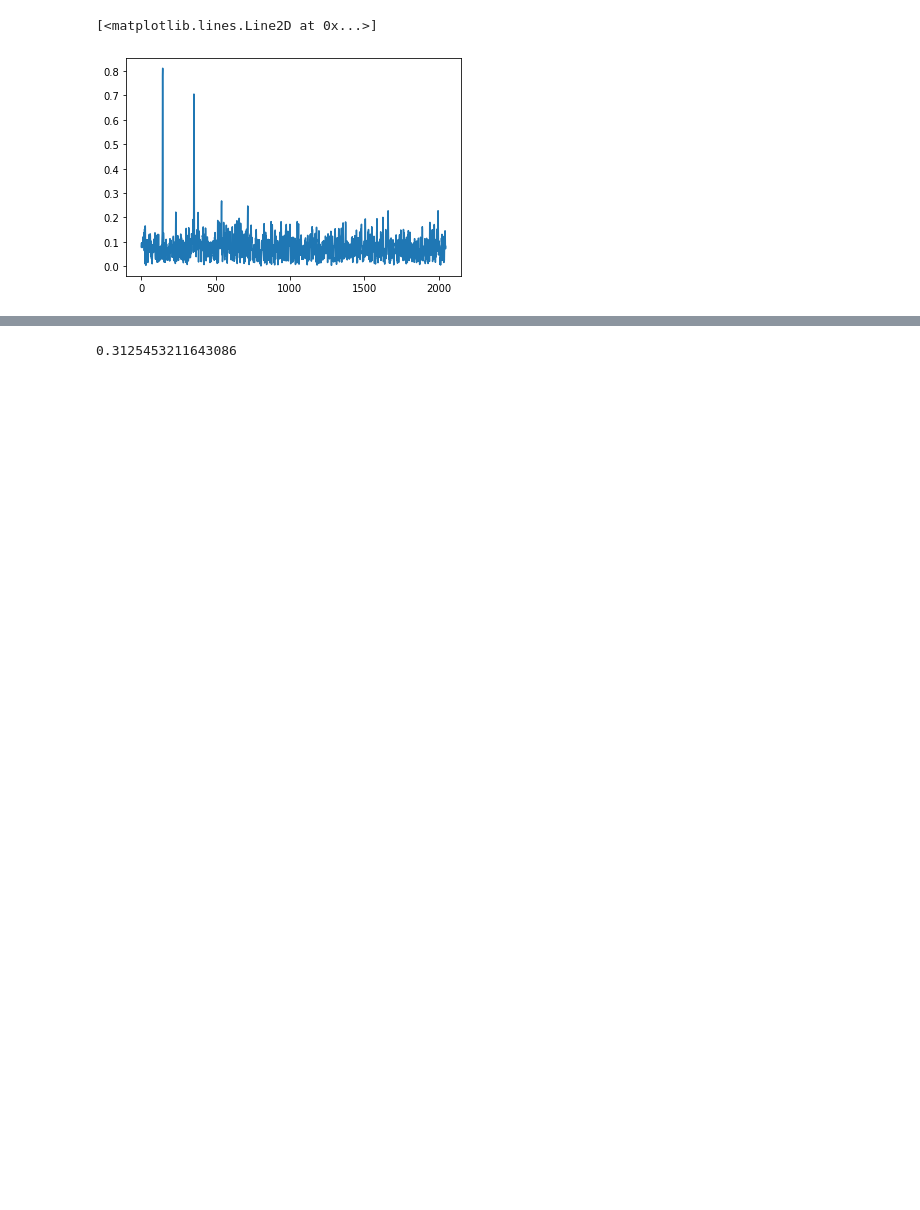
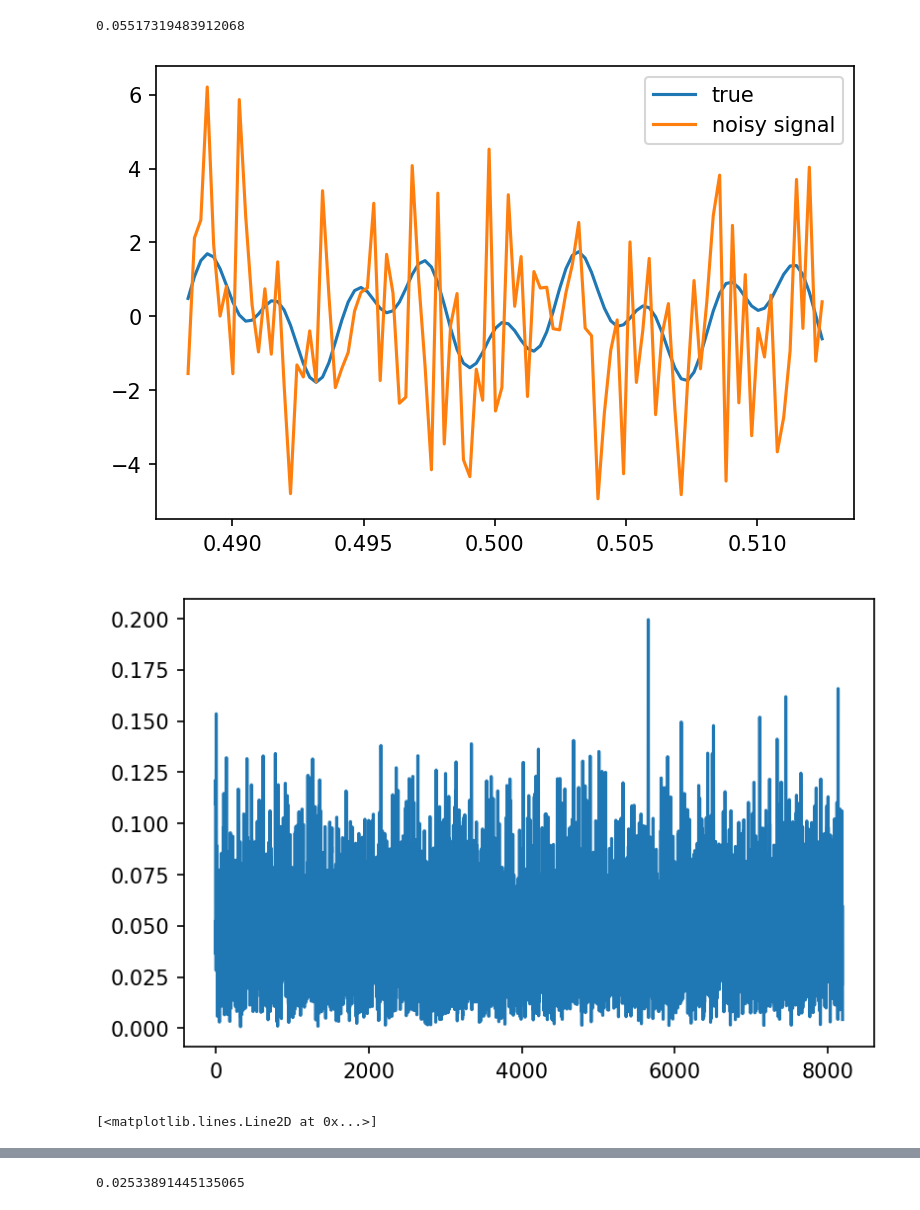
Before and after one commit to inquizition/Algorithms, a Jupyter notebook: PitchShift/test.ipynb, the cells around one changed output, grey strips where cells are left out. Saved outputs shown, nothing was run; the diff lists cells and outputs as text; code cells hidden in the pictures; blank space fills up the shorter version.

```diff
--- a/PitchShift/test.ipynb
+++ b/PitchShift/test.ipynb
@@ -2,6 +2,9 @@
 import numpy as np
 from numpy import random
 import matplotlib.pyplot as plt
+import sounddevice as sd
+import matplotlib as mpl
+mpl.rcParams['figure.dpi'] = 150
 # %%
 def DFT(x):
     x = np.asarray(x, dtype=float)
@@ -34,21 +62,34 @@ def FFT(x):
                                X_even + terms[int(N/2):] * X_odd])
 # %%
 fs = 4096
-L = 1
+L = 4
 t = np.linspace(0,L,fs*L)
 
-noise = random.randn(fs*L)*2
+noise = random.randn(fs*L)*2.5
 
 f1 = 143.5
 f2 = 354.3
-s = np.sin(2*np.pi*f1*t) + np.sin(2*np.pi*f2*t)*0.8 + noise
+s = np.sin(2*np.pi*f1*t) + np.sin(2*np.pi*f2*t)*0.8
+input = s + noise
 
 win = BM_H_win(np.arange(L*fs))
-out = 2*np.abs(FFT(s*win))/(np.sum(win))
+out_full = FFT(input*win)
+out = 2*np.abs(out_full)/(np.sum(win))
 out = out[0: int(L*fs/2)]
 
+noise_std = np.abs(2*np.std(FFT(noise*win))/np.sum(win))
+
 fr = np.linspace(0,int(fs/2),int((L*fs)/2))
+print(noise_std)
+
+plt.plot(t[2000:2100], s[2000:2100], t[2000:2100], input[2000:2100])
+plt.legend(['true', 'noisy signal'])
+plt.show()
+plt.plot((np.abs(2*FFT(noise*win)/np.sum(win)))[0:int((L*fs)/2)])
+plt.show()
 plt.plot(fr, out)
 # %% [output]
-[<matplotlib.lines.Line2D at 0x...>]
+0.05517319483912068
-[figure, old version]
+[figure, new version]
+[figure, added]
+[<matplotlib.lines.Line2D at 0x...>]
@@ -88,8 +129,8 @@ def findPeak(x, thresh):
     return thresholding_algo(x, lag, thresh, influence)
 # %%
-nspd = 2*np.abs(FFT(noise*win)/(np.sum(win)))
-nspd = 4*np.sum(nspd[0:int(fs*L)])/(fs*L)
+win = BM_H_win(np.arange(L*fs))
+nspd = np.std(2*np.abs(FFT(noise*win)/(np.sum(win))))
 print(nspd)
 # %% [output]
-0.3125453211643086
+0.02533891445135065
 # %%
```
Also changed, not shown: parts of 20 cells of this notebook.
